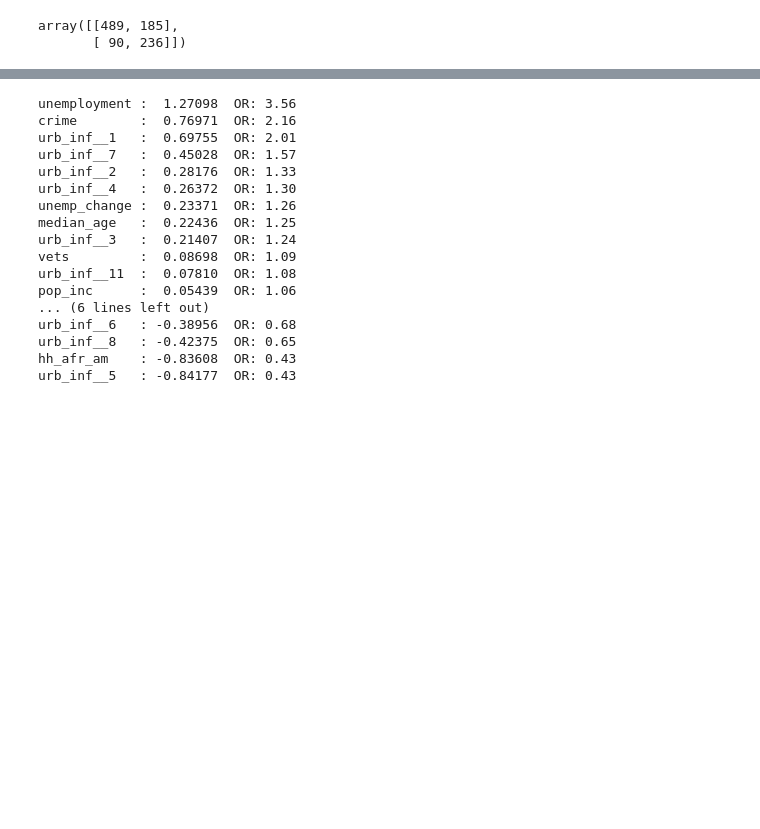
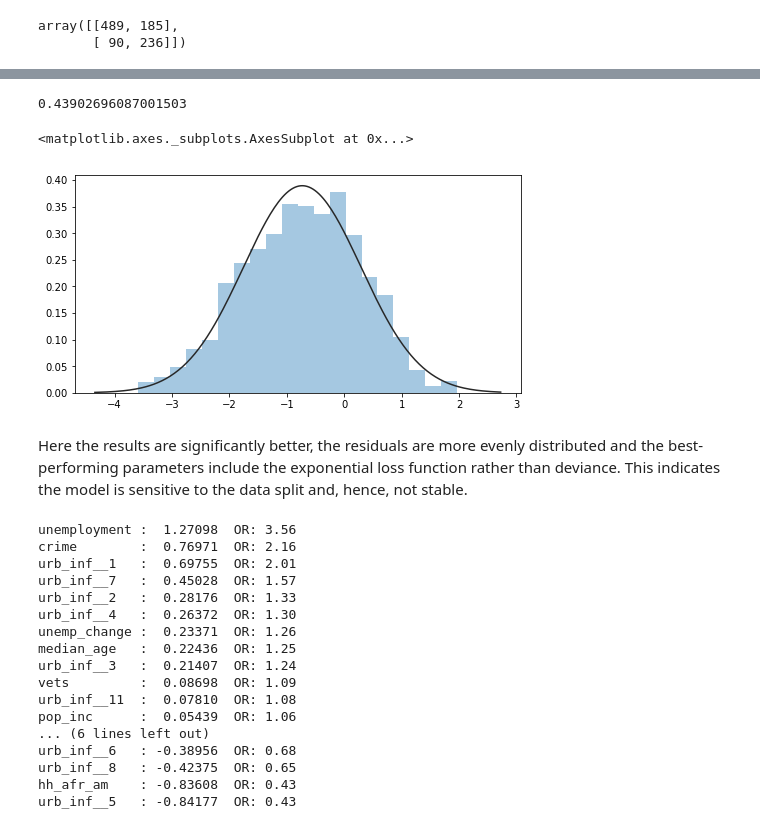
Before and after one commit to vincegiorno/drug_deaths, a Jupyter notebook: drug_deaths.ipynb, the cells around one changed output, grey strips where cells are left out. Saved outputs shown, nothing was run; the diff lists cells and outputs as text; code cells hidden in the pictures; blank space fills up the shorter version.

```diff
--- a/drug_deaths.ipynb
+++ b/drug_deaths.ipynb
@@ -1352,0 +1377,4 @@ The model is having the greatest difficulty classifying the samples with low dea
+# %%
+X_train, X_test, Y_train, Y_test = train_test_split(X, Y, test_size=.35, random_state=29)
+model = GridSearchCV(gbc, param_grid=params)
+model.fit(X_train, Y_train)
@@ -1353,3 +1406,14 @@ The model is having the greatest difficulty classifying the samples with low dea
+# %%
+matthews_corrcoef(Y_test, model.predict(X_test))
+# %% [output]
+0.43902696087001503
+# %%
+sns.distplot(model.decision_function(X_test), fit=norm, kde=False)
+# %% [output]
+<matplotlib.axes._subplots.AxesSubplot at 0x...>
+[figure, added]
+# %% [markdown]
+Here the results are significantly better, the residuals are more evenly distributed and the best-performing parameters include the exponential loss function rather than deviance. This indicates the model is sensitive to the data split and, hence, not stable.
 # %%
 results = zip(Xr2_noxx_test.columns, lrc.coef_[0])
 feature_rank = sorted(results, key=lambda tup: tup[1], reverse=True)
```
Also changed, not shown: parts of 12 cells of this notebook.
